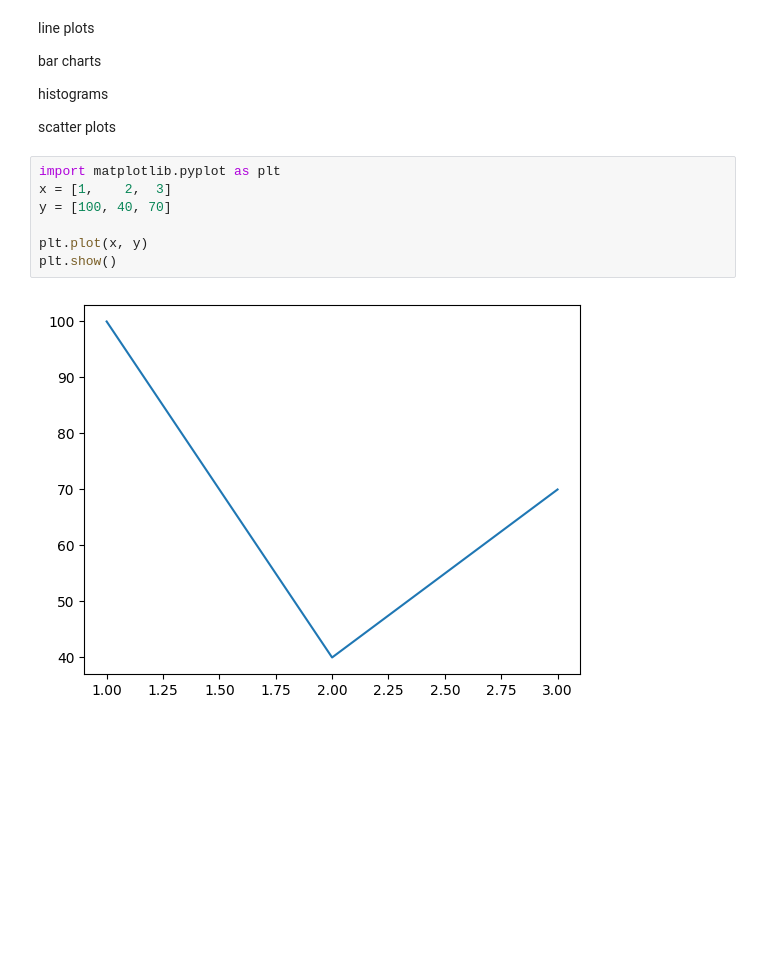
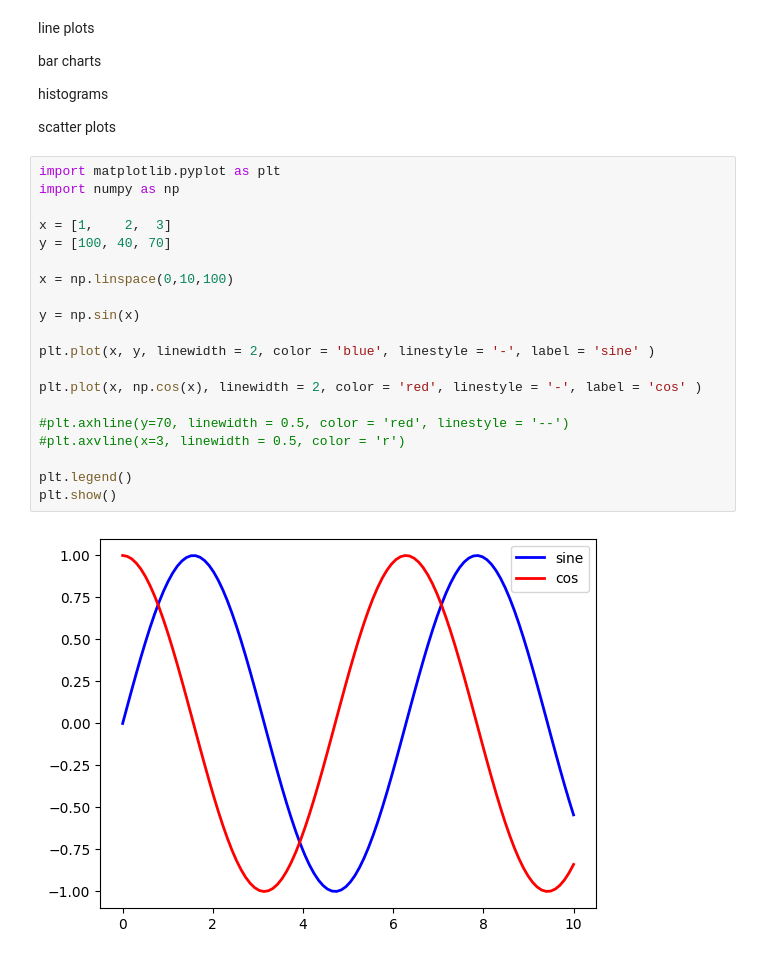
Before and after one commit to devidrees/PW-Data-Analytics-July-2026, a Jupyter notebook: Data_Cleaning,_Prepration_and_Visualization.ipynb, the cells around one changed output. Cells and saved outputs as stored; diff of their text form; blank space fills up the shorter version.

```diff
--- a/Data_Cleaning,_Prepration_and_Visualization.ipynb
+++ b/Data_Cleaning,_Prepration_and_Visualization.ipynb
@@ -135,12 +168,25 @@ bar charts
 histograms
 
 scatter plots
-# %%
-import matplotlib.pyplot as plt
-x = [1,    2,  3]
-y = [100, 40, 70]
-
-plt.plot(x, y)
-plt.show()
-# %% [output]
-[figure, removed]
+# %%
+import matplotlib.pyplot as plt
+import numpy as np
+
+x = [1,    2,  3]
+y = [100, 40, 70]
+
+x = np.linspace(0,10,100)
+
+y = np.sin(x)
+
+plt.plot(x, y, linewidth = 2, color = 'blue', linestyle = '-', label = 'sine' )
+
+plt.plot(x, np.cos(x), linewidth = 2, color = 'red', linestyle = '-', label = 'cos' )
+
+#plt.axhline(y=70, linewidth = 0.5, color = 'red', linestyle = '--')
+#plt.axvline(x=3, linewidth = 0.5, color = 'r')
+
+plt.legend()
+plt.show()
+# %% [output]
+[figure, added]
```
Also changed, not shown: parts of 22 cells of this notebook.
